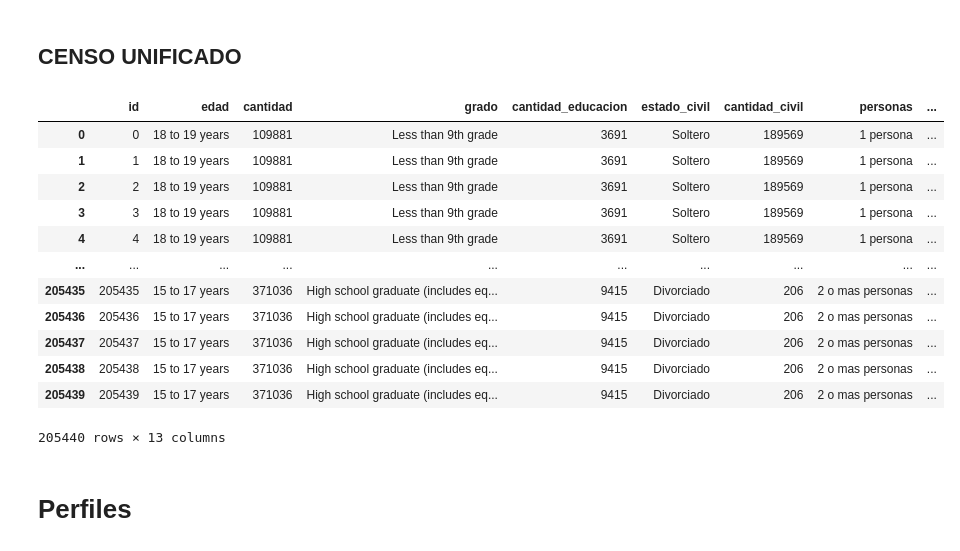
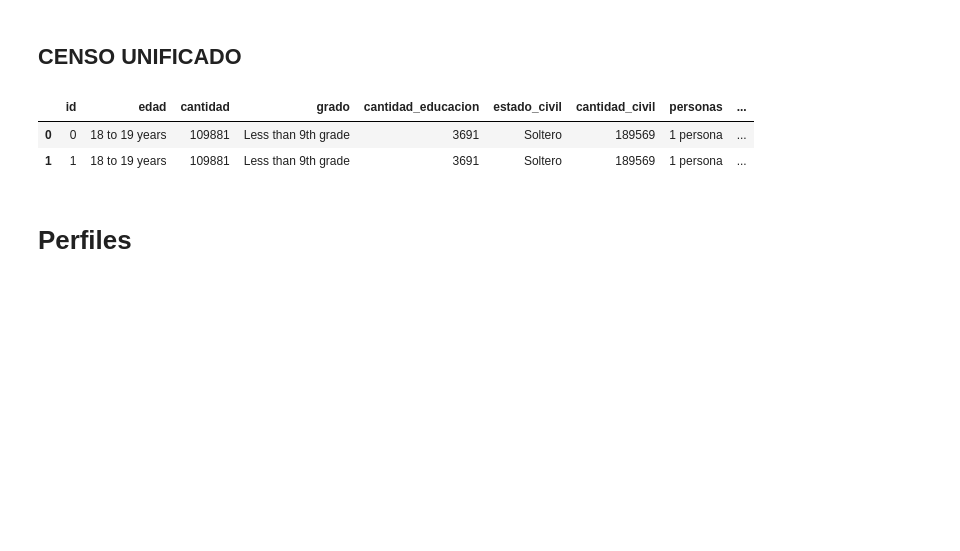
Before and after one commit to Lorena20U/proyect_bi, a Jupyter notebook: etl_nuevo_formato.ipynb, the cells around one changed output. Saved outputs shown, nothing was run; the diff lists cells and outputs as text; code cells hidden in the pictures; blank space fills up the shorter version.

```diff
--- a/etl_nuevo_formato.ipynb
+++ b/etl_nuevo_formato.ipynb
@@ -532,31 +532,21 @@ tabla_ingresos.head(3)
 # %%
 censo = pd.merge(estados, edades, how="left", left_on="index", right_on="estado", suffixes=("_Estados","_Edades"))
 censo = pd.merge(censo, tabla_nivel_educacion, how="inner", left_on="id", right_on="edad_id", suffixes=("","_Educacion"))
 censo = pd.merge(censo, tabla_estado_civil, how="inner", left_on="id", right_on="edad_id", suffixes=("","_Civil"))
 censo = pd.merge(censo, tabla_tam_hogar, how="left", left_on="id", right_on="edad_id", suffixes=("","_Hogar"))
 censo = pd.merge(censo, tabla_ingresos, how="left", left_on="id", right_on="edad_id", suffixes=("","_Ingreso"))
 censo = censo[['edad', 'cantidad',
                'grado', 'cantidad_educacion',
                'estado_civil', 'cantidad_civil',
                'personas', 'cantidad_hogares',
                'ingresos', 'cantidad_ingresos',
                 'estados', 'poblacion',]].reset_index()
 censo = censo.rename(columns={"index":"id"})
-censo
+censo.head(2)
 # %% [output]
 |  | id | edad | cantidad | grado | cantidad_educacion | estado_civil | cantidad_civil | personas | ... |
 | 0 | 0 | 18 to 19 years | 109881 | Less than 9th grade | 3691 | Soltero | 189569 | 1 persona | ... |
 | 1 | 1 | 18 to 19 years | 109881 | Less than 9th grade | 3691 | Soltero | 189569 | 1 persona | ... |
-| 2 | 2 | 18 to 19 years | 109881 | Less than 9th grade | 3691 | Soltero | 189569 | 1 persona | ... |
-| 3 | 3 | 18 to 19 years | 109881 | Less than 9th grade | 3691 | Soltero | 189569 | 1 persona | ... |
-| 4 | 4 | 18 to 19 years | 109881 | Less than 9th grade | 3691 | Soltero | 189569 | 1 persona | ... |
-| ... | ... | ... | ... | ... | ... | ... | ... | ... | ... |
-| 205435 | 205435 | 15 to 17 years | 371036 | High school graduate (includes eq... | 9415 | Divorciado | 206 | 2 o mas personas | ... |
-| 205436 | 205436 | 15 to 17 years | 371036 | High school graduate (includes eq... | 9415 | Divorciado | 206 | 2 o mas personas | ... |
-| 205437 | 205437 | 15 to 17 years | 371036 | High school graduate (includes eq... | 9415 | Divorciado | 206 | 2 o mas personas | ... |
-| 205438 | 205438 | 15 to 17 years | 371036 | High school graduate (includes eq... | 9415 | Divorciado | 206 | 2 o mas personas | ... |
-| 205439 | 205439 | 15 to 17 years | 371036 | High school graduate (includes eq... | 9415 | Divorciado | 206 | 2 o mas personas | ... |
-205440 rows × 13 columns
 # %% [markdown]
 # Perfiles
 # %%
```
Also changed, not shown: parts of 38 cells of this notebook, 1 other file.
